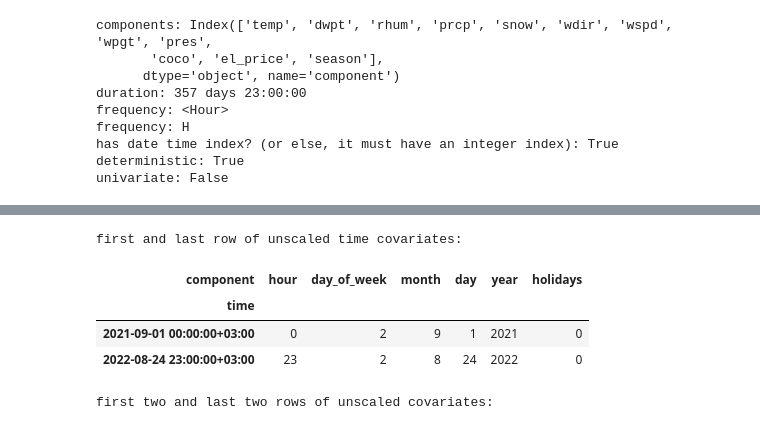
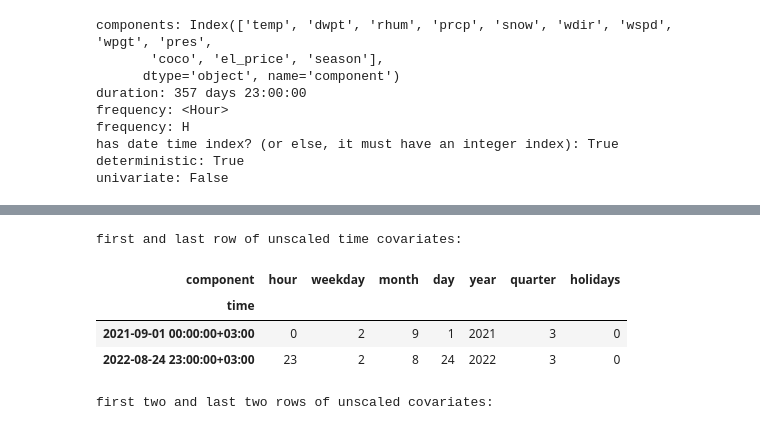
Before and after one commit to Kairixir/ml-tartu-electricity-prediciton, a Jupyter notebook: ML_Project.ipynb, the cells around one changed output, grey strips where cells are left out. Saved outputs shown, nothing was run; the diff lists cells and outputs as text; code cells hidden in the pictures.

```diff
--- a/ML_Project.ipynb
+++ b/ML_Project.ipynb
@@ -654,7 +679,7 @@ deterministic: True
 univariate: False
 # %%
 SPLIT = pd.Timestamp(
-    year=2022, month=8, day=17, hour=23, tzinfo=train.loc[0, "time"].tzinfo
+    year=2022, month=8, day=3, hour=23, tzinfo=train.loc[0, "time"].tzinfo
 )
 SPLIT
 # %% [output]
@@ -716,41 +741,44 @@ first and last row of scaled feature covariates:
 covT = datetime_attribute_timeseries(ts_label.time_index, attribute="hour", one_hot=False)
 covT = covT.stack(
     datetime_attribute_timeseries(
-        covT.time_index, attribute="day_of_week", one_hot=False
+        covT.time_index, attribute="weekday", one_hot=False
     )
 )
 covT = covT.stack(
     datetime_attribute_timeseries(covT.time_index, attribute="month", one_hot=False)
 )
 covT = covT.stack(
     datetime_attribute_timeseries(covT.time_index, attribute="day", one_hot=False)
 )
 covT = covT.stack(
     datetime_attribute_timeseries(covT.time_index, attribute="year", one_hot=False)
+)
+covT = covT.stack(
+    datetime_attribute_timeseries(covT.time_index, attribute="quarter", one_hot=False)
 )
 
 covT = covT.add_holidays(country_code="EE")
 covT = covT.astype(np.float32)
 
 covT_train, covT_val = covT.split_after(SPLIT)
 
 scalerT = Scaler()
 scalerT.fit(covT_train)
 covT_ttrain = scalerT.transform(covT_train)
 covT_tval = scalerT.transform(covT_val)
 covT_t = scalerT.transform(covT)
 
 covT_t = covT_t.astype(np.float32)
 
 pd.options.display.float_format = '{:.0f}'.format
 print("first and last row of unscaled time covariates:")
 covT.pd_dataframe().iloc[[0,-1]]
 # %% [output]
 first and last row of unscaled time covariates:
-| component | hour | day_of_week | month | day | year | holidays |
-| time |  |  |  |  |  |  |
-| 2021-09-01 00:00:00+03:00 | 0 | 2 | 9 | 1 | 2021 | 0 |
-| 2022-08-24 23:00:00+03:00 | 23 | 2 | 8 | 24 | 2022 | 0 |
+| component | hour | weekday | month | day | year | quarter | holidays |
+| time |  |  |  |  |  |  |  |
+| 2021-09-01 00:00:00+03:00 | 0 | 2 | 9 | 1 | 2021 | 3 | 0 |
+| 2022-08-24 23:00:00+03:00 | 23 | 2 | 8 | 24 | 2022 | 3 | 0 |
 # %%
 # combine feature and time covariates along component dimension: axis=1
 ts_cov = ts_covF.concatenate(covT.slice_intersect(ts_covF), axis=1)   # unscaled F+T
```
Also changed, not shown: parts of 51 cells of this notebook, 28 other files.
